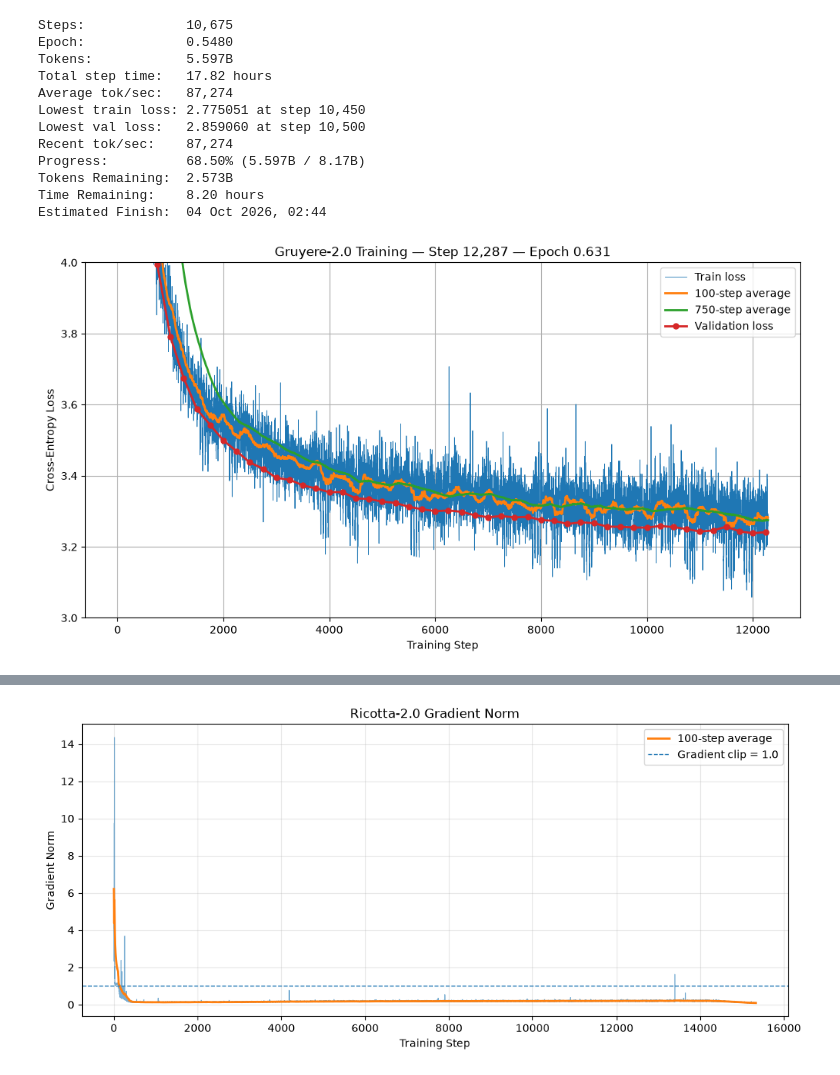
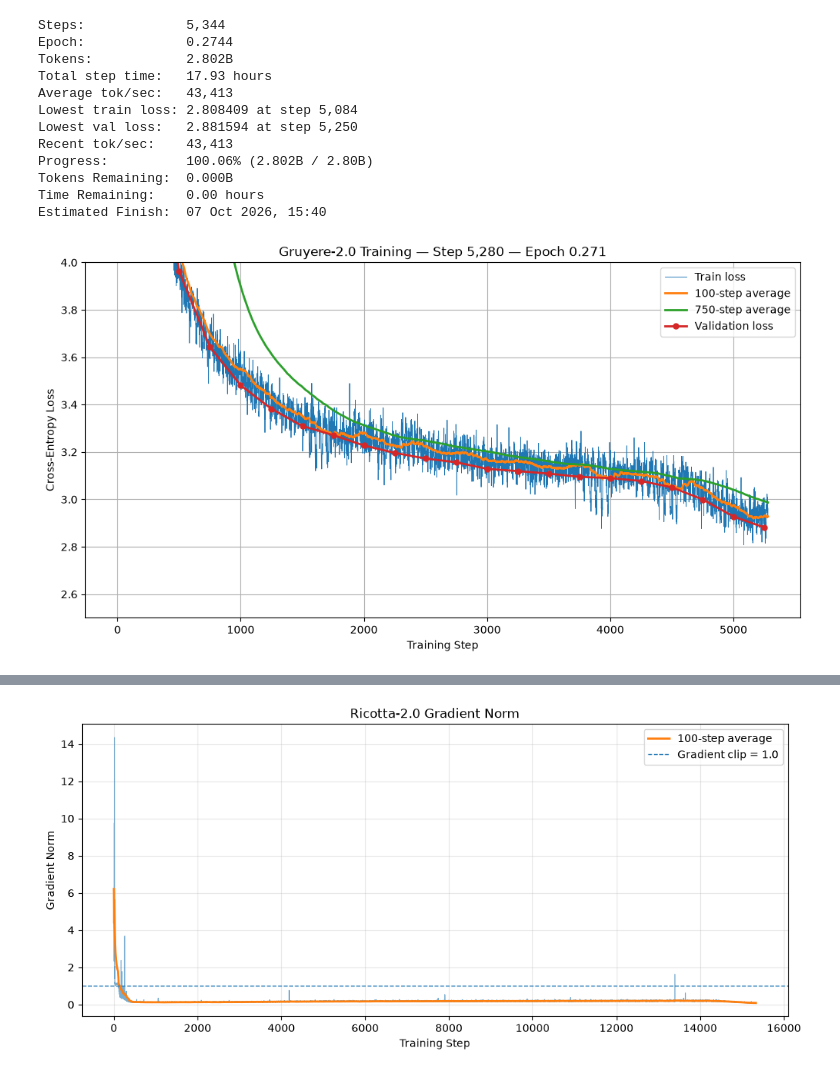
Before and after one commit to eoind08/GoudaCore-v2, a Jupyter notebook: stats.ipynb, the cells around one changed output, grey strips where cells are left out. Cells and saved outputs as stored; diff of their text form; code cells hidden in the pictures.

```diff
--- a/stats.ipynb
+++ b/stats.ipynb
@@ -5,7 +5,7 @@ import pandas as pd
 import re
 from datetime import datetime, timedelta
 
-LOG_FILE = "runs/gouda-2.0/r1/gouda_2_0/train.log"
+LOG_FILE = "runs/cheddar-2.0/r1/cheddar_2_0/train.log"
 
 train_rows, val_rows = [], []
 
@@ -18,7 +18,10 @@ with open(LOG_FILE, "r") as f:
         step = int(parts[0])
         kind = parts[1]
 
-        values = {k: float(v) for k, v in re.findall(r"(\w+)=([\d.eE+-]+)", line)}
+        values = {
+            k: float(v)
+            for k, v in re.findall(r"(\w+)=([\d.eE+-]+)", line)
+        }
 
         if kind == "train":
             train_rows.append({"step": step, **values})
@@ -51,7 +54,7 @@ if len(val):
         f"at step {int(val.loc[min_idx, 'step']):,}"
     )
 
-TARGET_TOKENS = 8.17e9
+TARGET_TOKENS = 2.8e9
 recent_toks_sec = train["tok_sec"].tail(500).mean()
 print(f"Recent tok/sec:    {avg_tok_sec:,.0f}")
 remaining_tok = max(0, TARGET_TOKENS - total_tokens)
@@ -64,43 +67,61 @@ print(f"Tokens Remaining:  {remaining_tok / 1e9:.3f}B")
 print(f"Time Remaining:    {remaining_sec / 3600:.2f} hours")
 print(f"Estimated Finish:  {finish_time.strftime('%d %b %Y, %H:%M')}")
 # %% [output]
-Steps:             10,675
-Epoch:             0.5480
-Tokens:            5.597B
-Total step time:   17.82 hours
-Average tok/sec:   87,274
-Lowest train loss: 2.775051 at step 10,450
-Lowest val loss:   2.859060 at step 10,500
-Recent tok/sec:    87,274
-Progress:          68.50% (5.597B / 8.17B)
-Tokens Remaining:  2.573B
-Time Remaining:    8.20 hours
-Estimated Finish:  04 Oct 2026, 02:44
+Steps:             5,344
+Epoch:             0.2744
+Tokens:            2.802B
+Total step time:   17.93 hours
+Average tok/sec:   43,413
+Lowest train loss: 2.808409 at step 5,084
+Lowest val loss:   2.881594 at step 5,250
+Recent tok/sec:    43,413
+Progress:          100.06% (2.802B / 2.80B)
+Tokens Remaining:  0.000B
+Time Remaining:    0.00 hours
+Estimated Finish:  07 Oct 2026, 15:40
 # %%
 fig, ax = plt.subplots(figsize=(12, 6))
 
-ax.plot(train["step"], train["loss"], linewidth=0.6, alpha=1, label="Train loss",)
+ax.plot(
+    train["step"],
+    train["loss"],
+    linewidth=0.6,
+    #alpha=0.25,
+    label="Train loss",
+)
 
 for window in [100, 750]:
     if len(train) >= window:
         smooth = train["loss"].rolling(window, min_periods=1).mean()
-        ax.plot( train["step"], smooth, linewidth=2, label=f"{window}-step average",)
+        ax.plot(
+            train["step"],
+            smooth,
+            linewidth=2,
+            label=f"{window}-step average",
+        )
 
 if len(val):
-    ax.plot( val["step"], val["loss"], marker="o", markersize=5, linewidth=2, label="Validation loss",)
+    ax.plot(
+        val["step"],
+        val["loss"],
+        marker="o",
+        markersize=5,
+        linewidth=2,
+        label="Validation loss",
+    )
 
 ax.set_xlabel("Training Step")
 ax.set_ylabel("Cross-Entropy Loss")
 ax.set_title(
     f"Gruyere-2.0 Training — Step {int(train['step'].iloc[-1]):,} "
     f"— Epoch {train['epoch'].iloc[-1]:.3f}"
 )
 ax.grid(True, alpha=1)
-ax.set_ylim(bottom=3, top=4)
+ax.set_ylim(bottom=2.5, top=4)
 ax.legend()
 plt.show()
 # %% [output]
-[figure, old version]
+[figure, new version]
 # %%
 fig, ax = plt.subplots(figsize=(12, 5))
 
```
Also changed, not shown: parts of 5 cells of this notebook, 2 other files.
